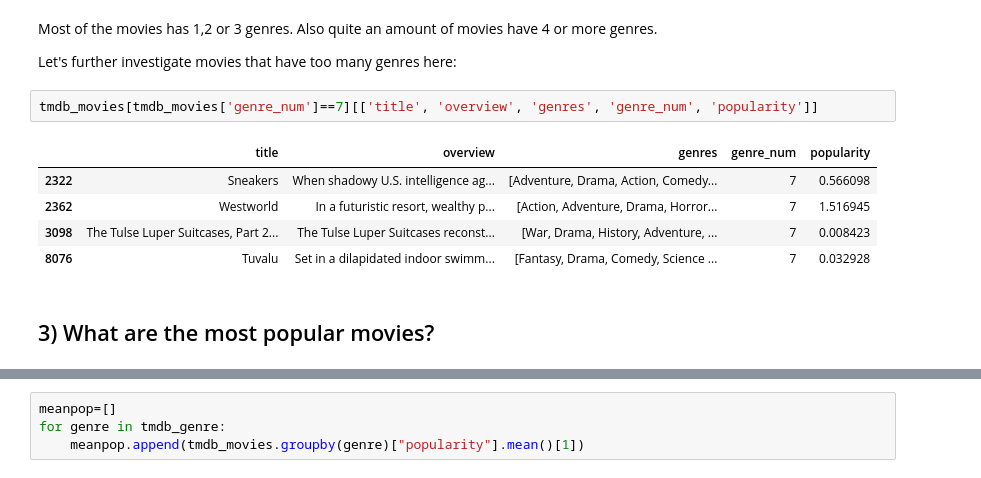
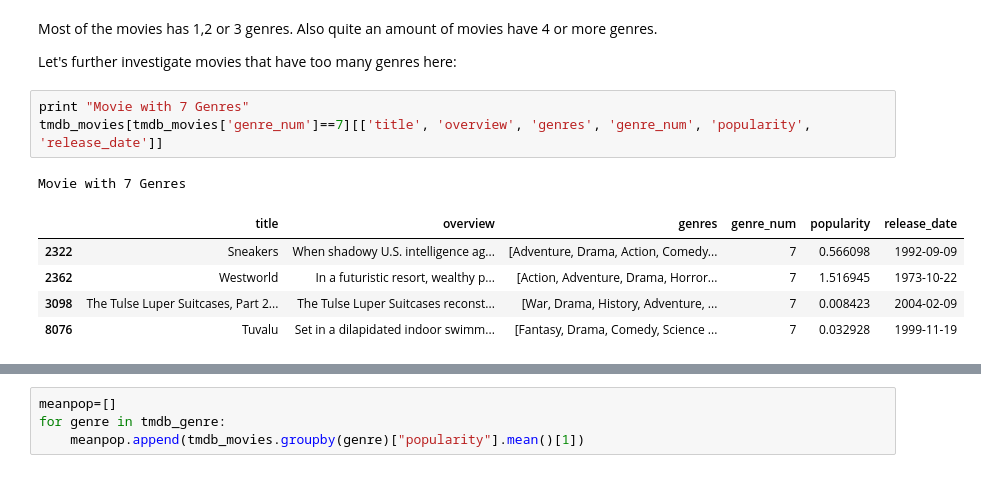
Before and after one commit to chrystalchan-academic/movie_project, a Jupyter notebook: python_notebook/Milestone1_EDA_TMDB.ipynb, the cells around one changed output, grey strips where cells are left out. Drawn from its saved outputs; the diff is of its cells as text.

```diff
--- a/python_notebook/Milestone1_EDA_TMDB.ipynb
+++ b/python_notebook/Milestone1_EDA_TMDB.ipynb
@@ -402,12 +402,12 @@ Most of the movies has 1,2 or 3 genres. Also quite an amount of movies have 4 or
 
 Let's further investigate movies that have too many genres here:
 # %%
-tmdb_movies[tmdb_movies['genre_num']==7][['title', 'overview', 'genres', 'genre_num', 'popularity']]
+print "Movie with 7 Genres"
+tmdb_movies[tmdb_movies['genre_num']==7][['title', 'overview', 'genres', 'genre_num', 'popularity', 'release_date']]
 # %% [output]
+Movie with 7 Genres
-|  | title | overview | genres | genre_num | popularity |
-| 2322 | Sneakers | When shadowy U.S. intelligence ag... | [Adventure, Drama, Action, Comedy... | 7 | 0.566098 |
-| 2362 | Westworld | In a futuristic resort, wealthy p... | [Action, Adventure, Drama, Horror... | 7 | 1.516945 |
-| 3098 | The Tulse Luper Suitcases, Part 2... | The Tulse Luper Suitcases reconst... | [War, Drama, History, Adventure, ... | 7 | 0.008423 |
-| 8076 | Tuvalu | Set in a dilapidated indoor swimm... | [Fantasy, Drama, Comedy, Science ... | 7 | 0.032928 |
+|  | title | overview | genres | genre_num | popularity | release_date |
+| 2322 | Sneakers | When shadowy U.S. intelligence ag... | [Adventure, Drama, Action, Comedy... | 7 | 0.566098 | 1992-09-09 |
+| 2362 | Westworld | In a futuristic resort, wealthy p... | [Action, Adventure, Drama, Horror... | 7 | 1.516945 | 1973-10-22 |
+| 3098 | The Tulse Luper Suitcases, Part 2... | The Tulse Luper Suitcases reconst... | [War, Drama, History, Adventure, ... | 7 | 0.008423 | 2004-02-09 |
+| 8076 | Tuvalu | Set in a dilapidated indoor swimm... | [Fantasy, Drama, Comedy, Science ... | 7 | 0.032928 | 1999-11-19 |
-# %% [markdown]
-## 3) What are the most popular movies?
```
Also changed, not shown: parts of 18 cells of this notebook.
